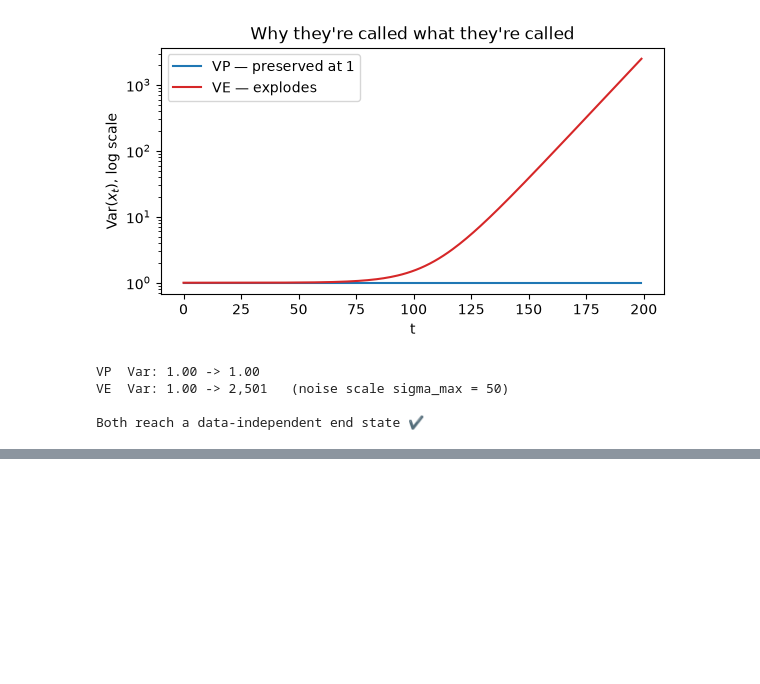
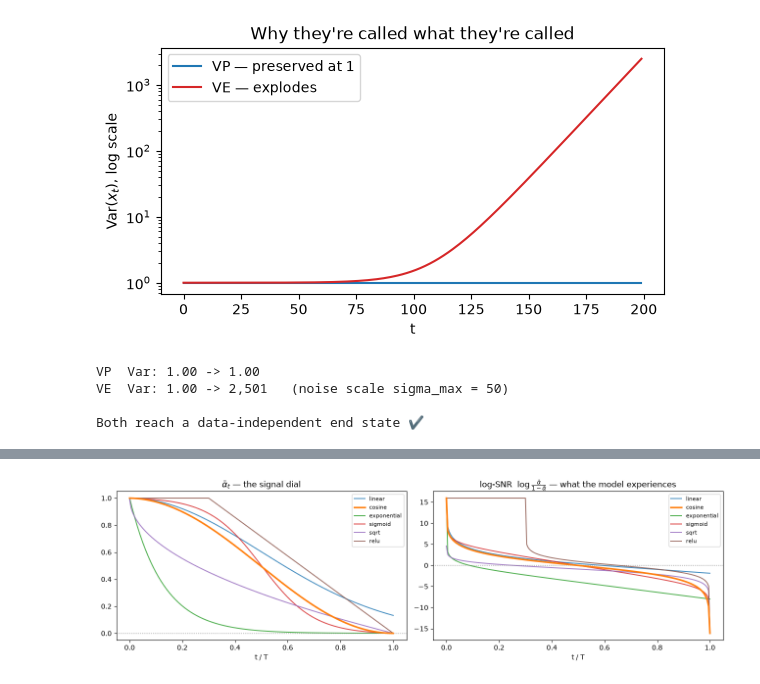
Before and after one commit to maksiksay/nanoDiffusion, a Jupyter notebook: solutions/notebooks/01_forward_process.ipynb, the cells around one changed output, grey strips where cells are left out. Drawn from its saved outputs; the diff is of its cells as text; code cells hidden in the pictures; blank space fills up the shorter version.

```diff
--- a/solutions/notebooks/01_forward_process.ipynb
+++ b/solutions/notebooks/01_forward_process.ipynb
@@ -434,0 +529,17 @@ equation.)
+# %%
+fig, (a1, a2) = plt.subplots(1, 2, figsize=(13, 4))
+for name, fn in SCHEDULES.items():
+    ab_full = fn(u)
+    style = dict(lw=2.4, zorder=3) if name == "cosine" else dict(lw=1.4, alpha=0.85)
+    a1.plot(u, ab_full, label=name, **style)
+    ab = ab_full.clamp(1e-7, 1 - 1e-7)
+    a2.plot(u, torch.log(ab / (1 - ab)), label=name, **style)
+
+a1.set_title(r"$\bar\alpha_t$ — the signal dial"); a1.set_xlabel("t / T")
+a1.axhline(0, ls=":", c="gray", lw=1); a1.legend(fontsize=8)
+
+a2.set_title(r"log-SNR  $\log\frac{\bar\alpha}{1-\bar\alpha}$ — what the model experiences")
+a2.set_xlabel("t / T"); a2.axhline(0, ls=":", c="gray", lw=1); a2.legend(fontsize=8)
+plt.tight_layout(); plt.show()
+# %% [output]
+[figure, added]
```
Also changed, not shown: parts of 8 cells of this notebook, 3 other files.
